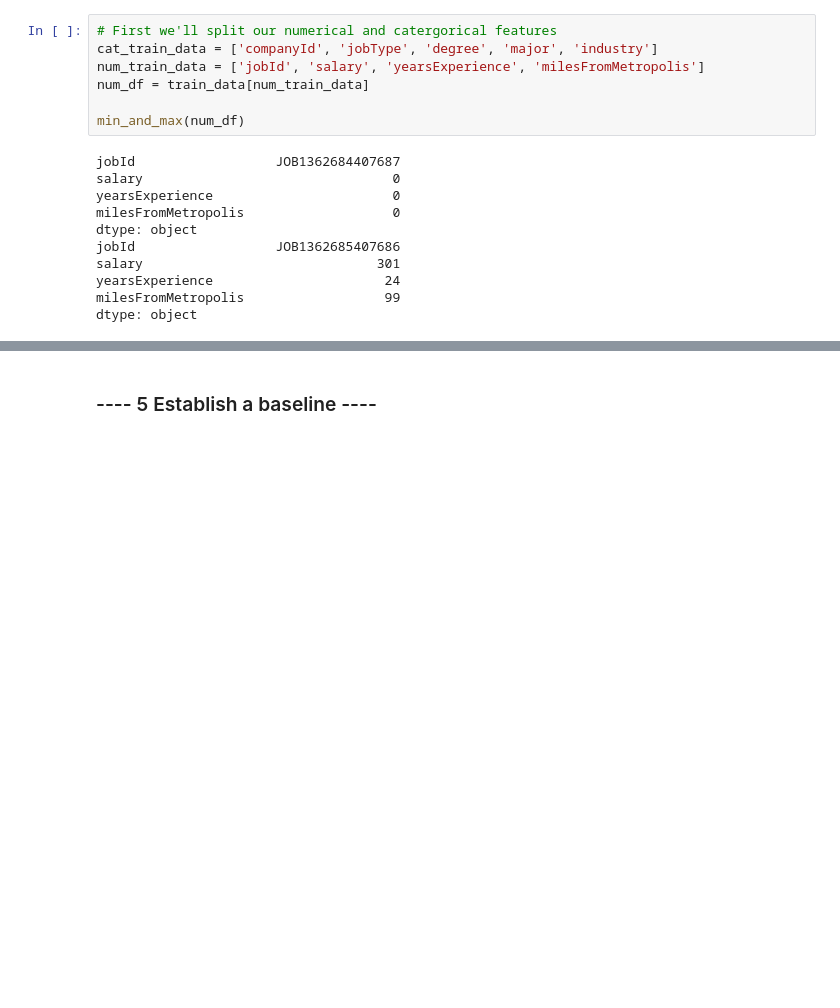
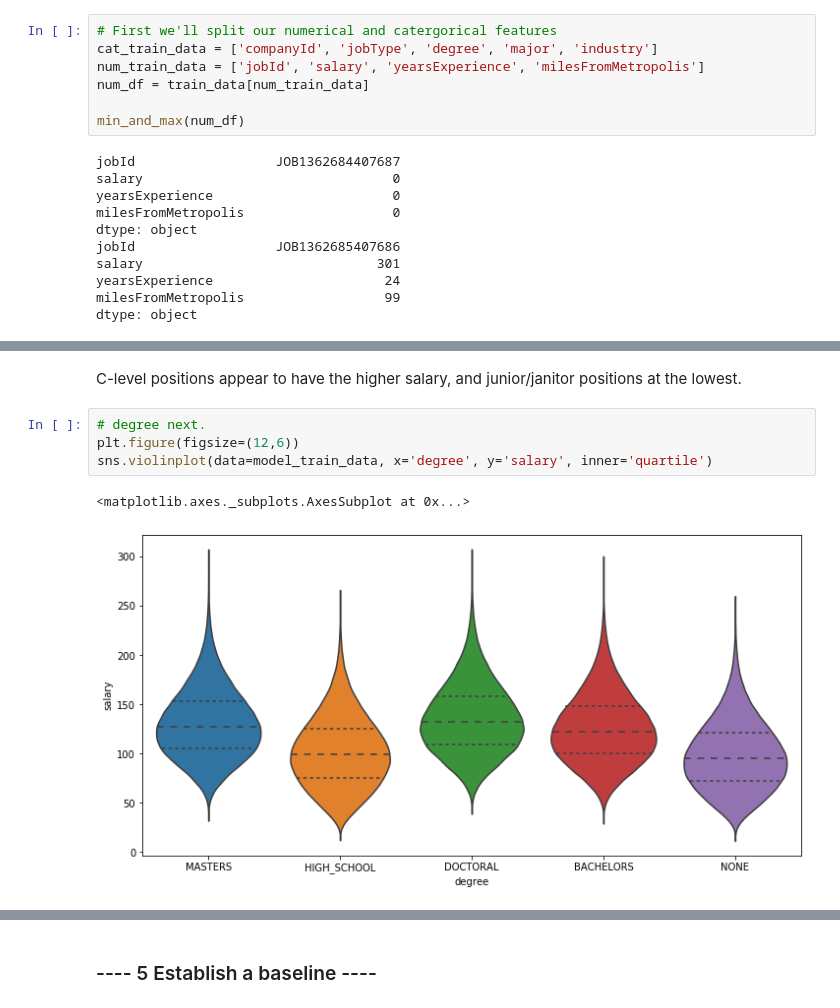
Before and after one commit to kevinodata/salary_predictions_portfolio, a Jupyter notebook: first_project.ipynb, the cells around one changed output, grey strips where cells are left out. Saved outputs shown, nothing was run; the diff lists cells and outputs as text; blank space fills up the shorter version.

```diff
--- a/first_project.ipynb
+++ b/first_project.ipynb
@@ -184,0 +293,9 @@ dtype: object
+# %% [markdown]
+C-level positions appear to have the higher salary, and junior/janitor positions at the lowest.
+# %%
+# degree next.
+plt.figure(figsize=(12,6))
+sns.violinplot(data=model_train_data, x='degree', y='salary', inner='quartile')
+# %% [output]
+<matplotlib.axes._subplots.AxesSubplot at 0x...>
+[figure, added]
```
Also changed, not shown: parts of 35 cells of this notebook.
